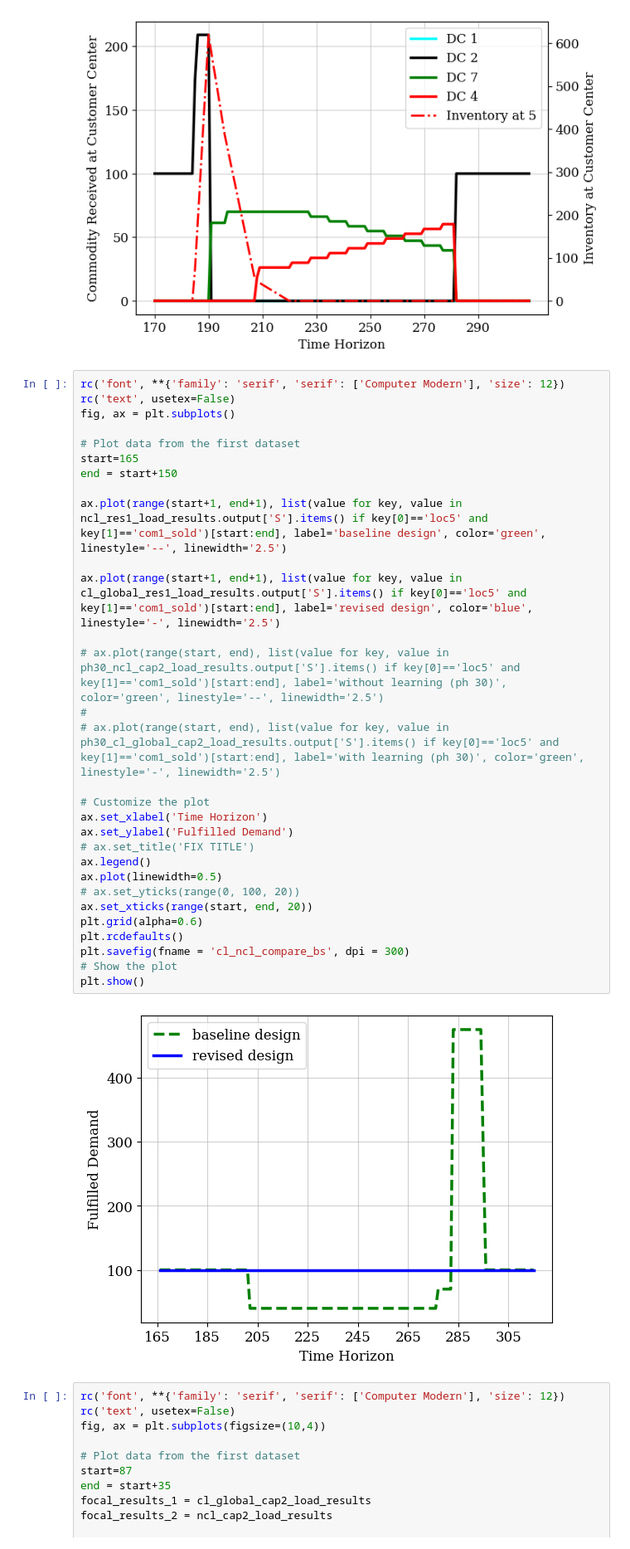
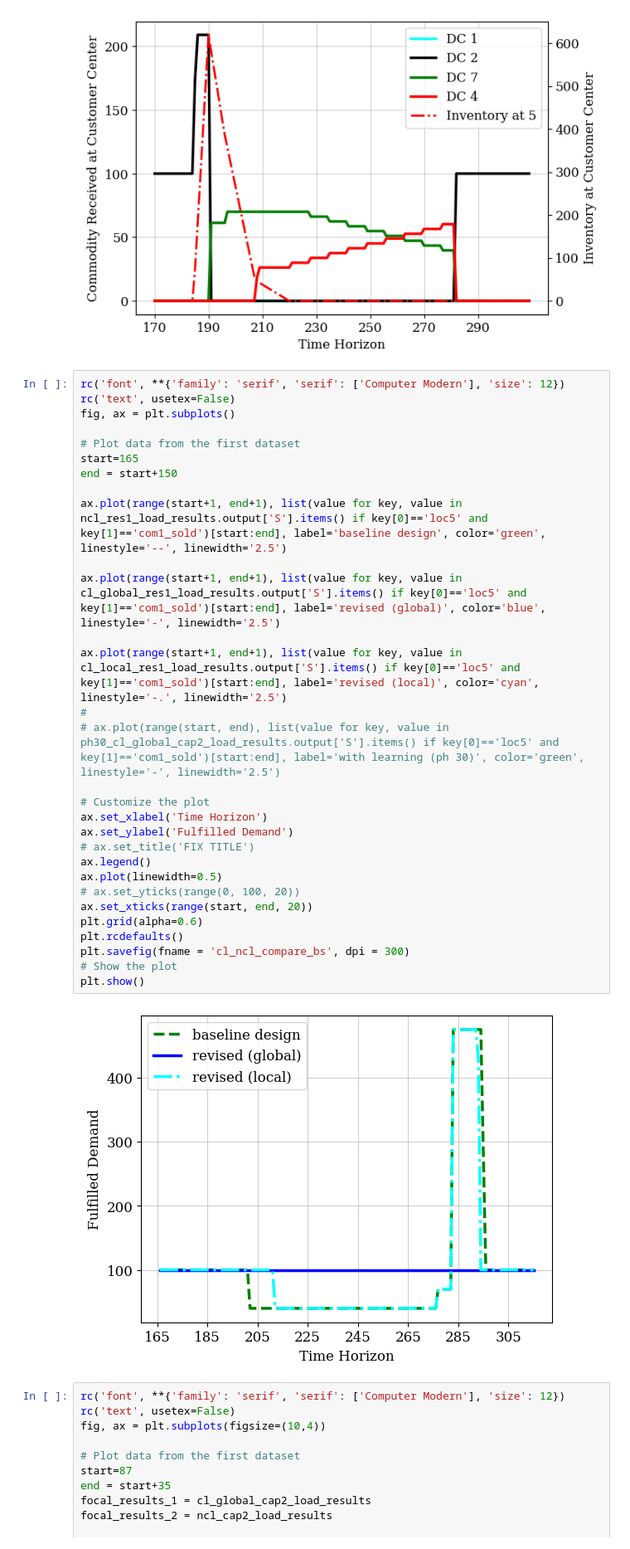
Before and after one commit to shivamvedant/energiapy, a Jupyter notebook: docs/notebooks/supply chain/IRF manuscript/readControl_HPRC.ipynb, the cells around one changed output. Shown at 83% size. Cells and saved outputs as stored; diff of their text form.

```diff
--- a/docs/notebooks/supply chain/IRF manuscript/readControl_HPRC.ipynb
+++ b/docs/notebooks/supply chain/IRF manuscript/readControl_HPRC.ipynb
@@ -627,35 +603,35 @@ plt.show()
 # %%
 rc('font', **{'family': 'serif', 'serif': ['Computer Modern'], 'size': 12})
 rc('text', usetex=False)
 fig, ax = plt.subplots()
 
 # Plot data from the first dataset
 start=165
 end = start+150
 
 ax.plot(range(start+1, end+1), list(value for key, value in ncl_res1_load_results.output['S'].items() if key[0]=='loc5' and key[1]=='com1_sold')[start:end], label='baseline design', color='green', linestyle='--', linewidth='2.5')
 
-ax.plot(range(start+1, end+1), list(value for key, value in cl_global_res1_load_results.output['S'].items() if key[0]=='loc5' and key[1]=='com1_sold')[start:end], label='revised design', color='blue', linestyle='-', linewidth='2.5')
+ax.plot(range(start+1, end+1), list(value for key, value in cl_global_res1_load_results.output['S'].items() if key[0]=='loc5' and key[1]=='com1_sold')[start:end], label='revised (global)', color='blue', linestyle='-', linewidth='2.5')
 
-# ax.plot(range(start, end), list(value for key, value in ph30_ncl_cap2_load_results.output['S'].items() if key[0]=='loc5' and key[1]=='com1_sold')[start:end], label='without learning (ph 30)', color='green', linestyle='--', linewidth='2.5')
+ax.plot(range(start+1, end+1), list(value for key, value in cl_local_res1_load_results.output['S'].items() if key[0]=='loc5' and key[1]=='com1_sold')[start:end], label='revised (local)', color='cyan', linestyle='-.', linewidth='2.5')
 #
 # ax.plot(range(start, end), list(value for key, value in ph30_cl_global_cap2_load_results.output['S'].items() if key[0]=='loc5' and key[1]=='com1_sold')[start:end], label='with learning (ph 30)', color='green', linestyle='-', linewidth='2.5')
 
 # Customize the plot
 ax.set_xlabel('Time Horizon')
 ax.set_ylabel('Fulfilled Demand')
 # ax.set_title('FIX TITLE')
 ax.legend()
 ax.plot(linewidth=0.5)
 # ax.set_yticks(range(0, 100, 20))
 ax.set_xticks(range(start, end, 20))
 plt.grid(alpha=0.6)
 plt.rcdefaults()
 plt.savefig(fname = 'cl_ncl_compare_bs', dpi = 300)
 # Show the plot
 plt.show()
 # %% [output]
-[figure, old version]
+[figure, new version]
 # %%
 rc('font', **{'family': 'serif', 'serif': ['Computer Modern'], 'size': 12})
 rc('text', usetex=False)
```
Also changed, not shown: parts of 6 cells of this notebook, 5 other files.
